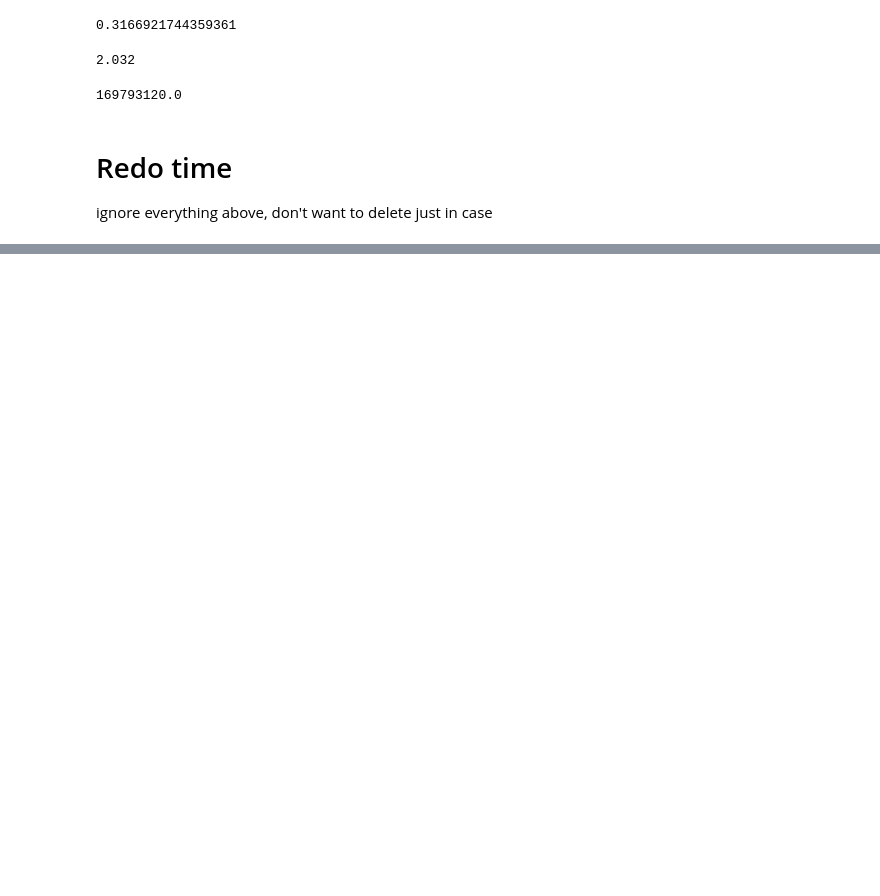
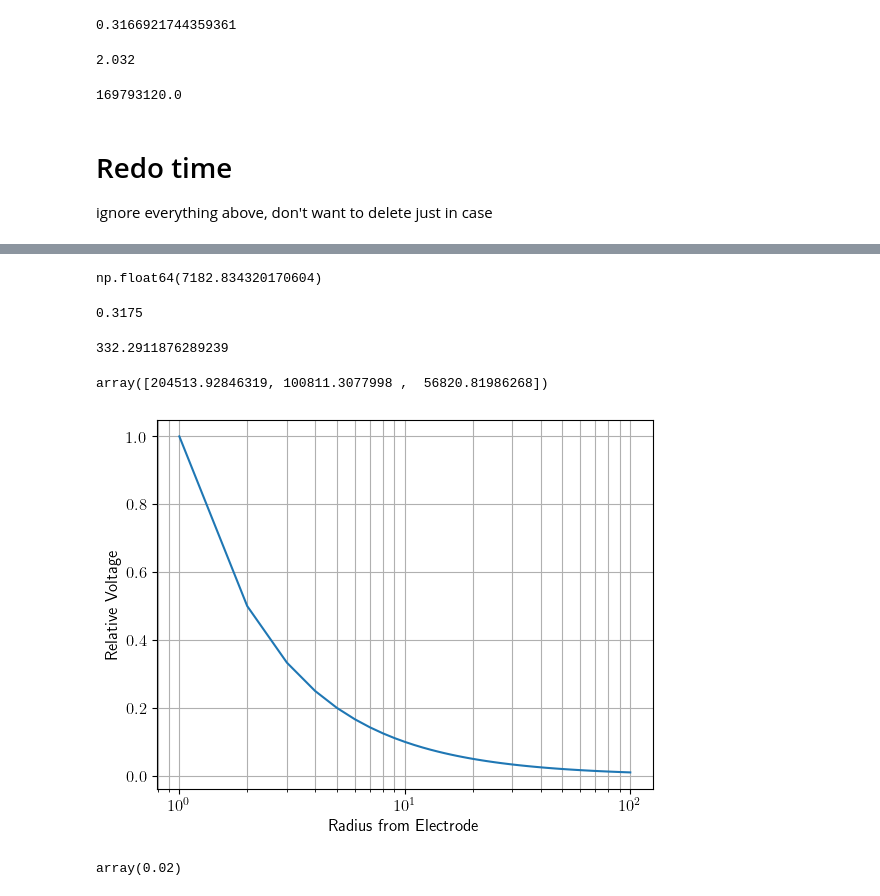
Before and after one commit to senior-design-npre458/preliminary-design, a Jupyter notebook: half-D-model/efficiency/actual-volume.ipynb, the cells around one changed output, grey strips where cells are left out. Drawn from its saved outputs; the diff is of its cells as text; code cells hidden in the pictures; blank space fills up the shorter version.

```diff
--- a/half-D-model/efficiency/actual-volume.ipynb
+++ b/half-D-model/efficiency/actual-volume.ipynb
@@ -3,6 +3,18 @@ import numpy as np
 import scipy as scp
 import scipy.optimize as opt
 import matplotlib.pyplot as plt
+import matplotlib as mpl
+
+params = {'image.aspect':'equal',
+          'savefig.dpi':600,
+          'axes.grid':True,
+          'axes.grid.which':"both",
+          'font.size':12,
+          'text.usetex':True,
+          'text.color':'black',
+          'image.cmap':'viridis'}
+
+mpl.rcParams.update(params)
 # %%
 V_core = 30.4
 r_elec = .3175 * 1e-2
@@ -98,0 +120,34 @@ np.float64(15.66441103911857)
+# %%
+hydraulic_diameter = 2 * eff_channel_area / (eff_channel_width  + channel_depth)
+rho[0] * channel_velocity * hydraulic_diameter / mu[0]
+# %% [output]
+np.float64(7182.834320170604)
+# %%
+r_elec *1e2
+# %% [output]
+0.3175
+# %%
+time * inlet_pipe_vel
+# %% [output]
+332.2911876289239
+# %%
+kinematic_visc / D
+# %% [output]
+array([204513.92846319, 100811.3077998 ,  56820.81986268])
+# %%
+resistivity = 1.397
+voltage_drop = lambda r: resistivity * r / (np.pi * r**2)
+rs = np.linspace(0.01,1, 100)
+values = voltage_drop(rs)
+values /= values[0]
+plt.semilogx(rs*100, values)
+plt.ylabel('Relative Voltage')
+plt.xlabel('Radius from Electrode')
+plt.savefig('voltage.png',dpi=600)
+func = scp.interpolate.interp1d(values, rs)
+# %% [output]
+[figure, added]
+# %%
+func(.5)
+# %% [output]
+array(0.02)
```
Also changed, not shown: parts of 6 cells of this notebook, 2 other files.
